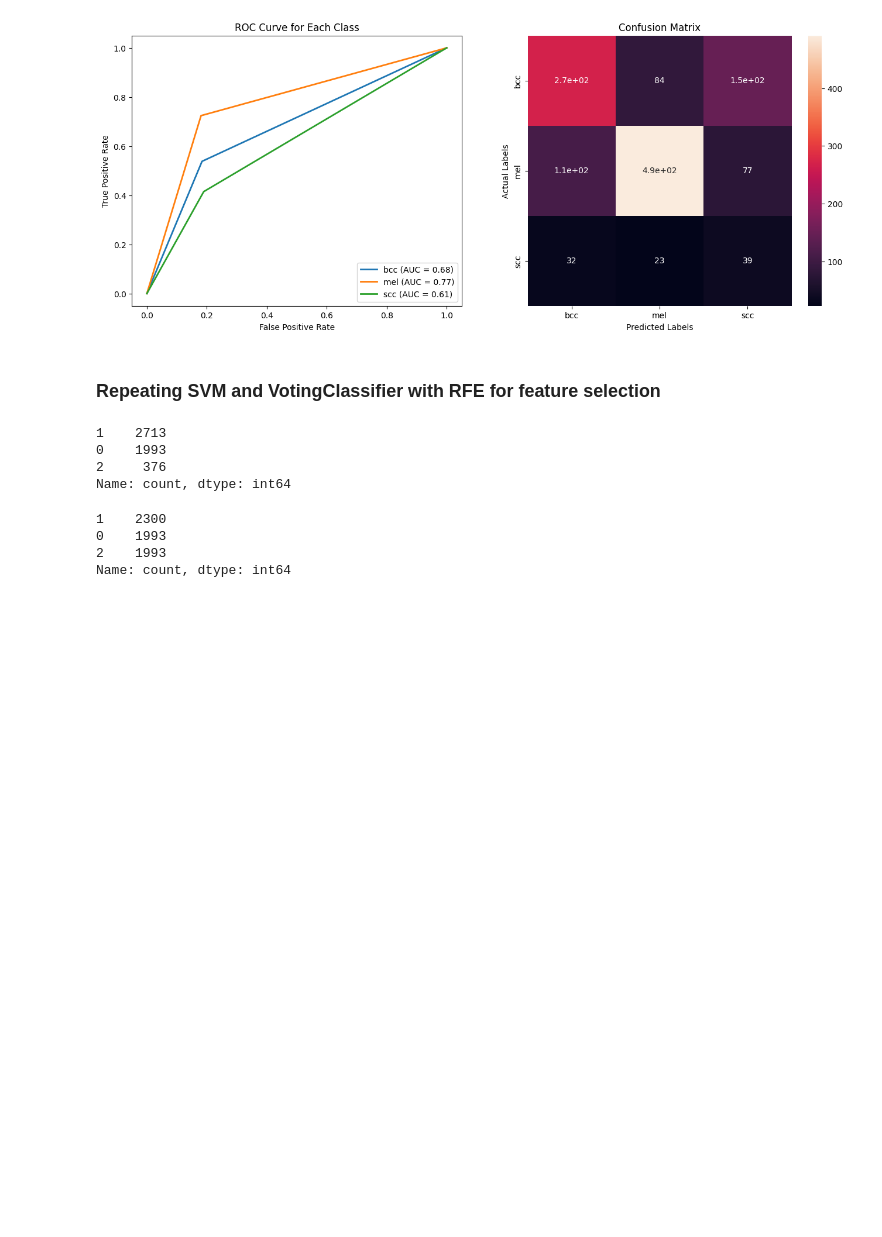
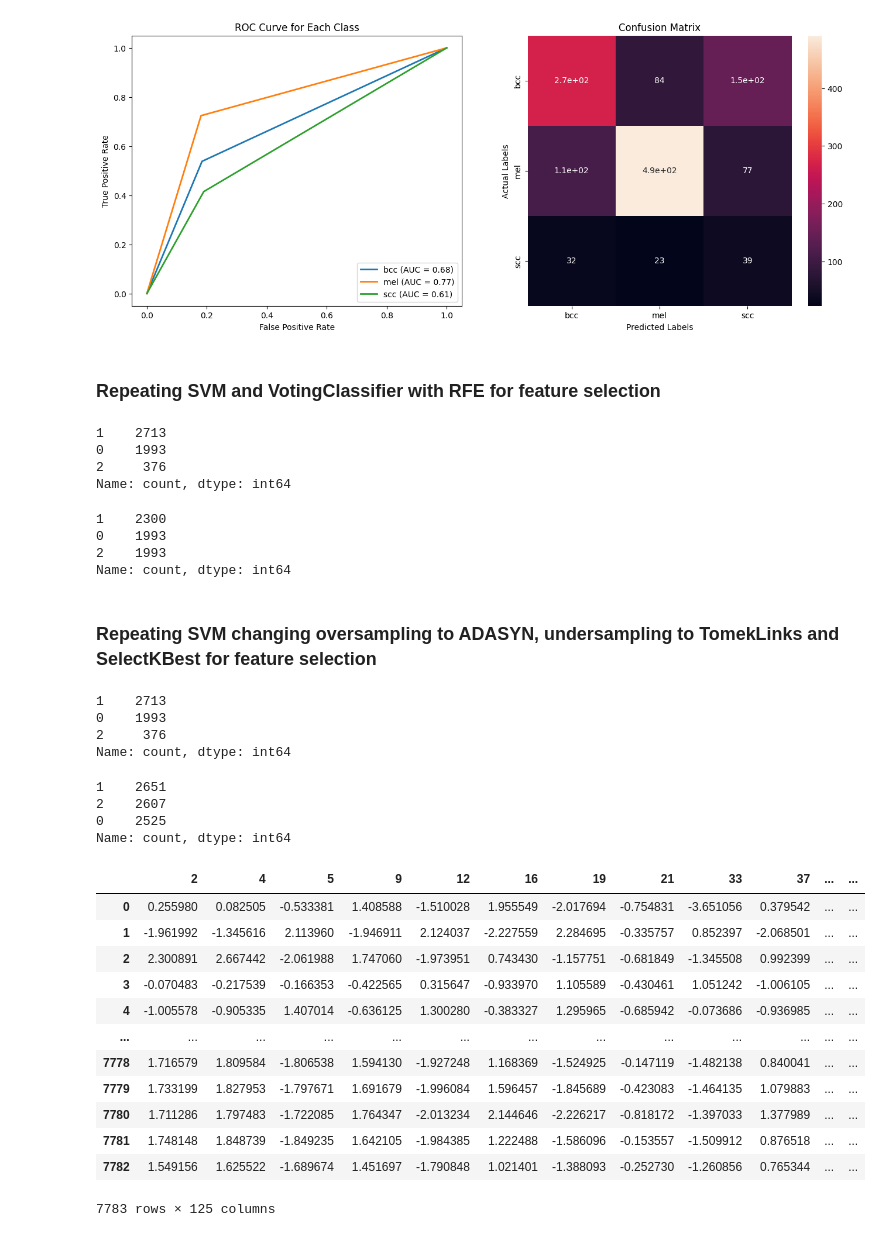
Before and after one commit to lui-alvarez/Melanoma-classification-using-machine-learning, a Jupyter notebook: notebooks/challenge2_multiclass.ipynb, the cells around one changed output. Cells and saved outputs as stored; diff of their text form; code cells hidden in the pictures; blank space fills up the shorter version.

Commit message:
new oversampling

```diff
--- a/notebooks/challenge2_multiclass.ipynb
+++ b/notebooks/challenge2_multiclass.ipynb
@@ -1013,3 +1015,78 @@ voting_clf.fit(X_train_normalized, y_train_encoded)
 y_pred = voting_clf.predict(X_val_normalized)
 
 model_predict(y_pred, y_val_encoded)
+# %% [markdown]
+### Repeating SVM changing oversampling to ADASYN, undersampling to TomekLinks and SelectKBest for feature selection
+# %%
+features_dir = r'../output/features/'
+experiment              = 2
+
+train_bcc_df = pd.read_csv(os.path.join(features_dir,f'{experiment}_bcc_train_features.csv'),  header = None)
+val_bcc_df = pd.read_csv(os.path.join(features_dir, f'{experiment}_bcc_val_features.csv'),  header = None)
+
+train_mel_df = pd.read_csv(os.path.join(features_dir,f'{experiment}_mel_train_features.csv'),  header = None)
+val_mel_df = pd.read_csv(os.path.join(features_dir, f'{experiment}_mel_val_features.csv'),  header = None)
+
+train_scc_df = pd.read_csv(os.path.join(features_dir,f'{experiment}_scc_train_features.csv'),  header = None)
+val_scc_df = pd.read_csv(os.path.join(features_dir, f'{experiment}_scc_val_features.csv'),  header = None)
+
+# Concatenate the 'bcc', 'mel' and 'scc' dataframes
+train_features = pd.concat([train_bcc_df, train_mel_df, train_scc_df], ignore_index=True)
+val_features = pd.concat([val_bcc_df, val_mel_df, val_scc_df], ignore_index=True)
+
+# Shuffle the dataset
+train_features = train_features.sample(frac=1, random_state=42)
+val_features = val_features.sample(frac=1, random_state=42)
+
+X_train = train_features.iloc[:,:-1]
+y_train = train_features.iloc[:,-1]
+
+X_val = val_features.iloc[:,:-1]
+y_val = val_features.iloc[:,-1]
+
+# Encoding the label column
+encoder = LabelEncoder()
+y_train_encoded = encoder.fit_transform(y_train)
+y_val_encoded = encoder.transform(y_val)
+print(pd.DataFrame(y_train_encoded).value_counts())
+# %% [output]
+1    2713
+0    1993
+2     376
+Name: count, dtype: int64
+# %%
+# OVERSAMPLING WITH ADASYN
+adasyn = ADASYN(sampling_strategy='not majority', random_state=0) # resample all classes but majority
+X_train, y_train_encoded = adasyn.fit_resample(X_train, y_train_encoded)
+# UNDERSAMPLING WITH TOMEK LINKS
+tomek = TomekLinks()
+X_train, y_train_encoded = tomek.fit_resample(X_train, y_train_encoded)
+# %%
+print(pd.DataFrame(y_train_encoded).value_counts())
+# %% [output]
+1    2651
+2    2607
+0    2525
+Name: count, dtype: int64
+# %%
+# Standardizing the training data (mean = 0, std = 1)
+scaler = StandardScaler()
+X_train_normalized = pd.DataFrame(scaler.fit_transform(X_train))
+X_val_normalized = pd.DataFrame(scaler.transform(X_val))
+# %%
+X_train_normalized, selected_feature_indices  = select_feature.select_bestk_features(X_train_normalized, y_train_encoded)
+X_train_normalized
+# %% [output]
+|  | 2 | 4 | 5 | 9 | 12 | 16 | 19 | 21 | 33 | 37 | ... | ... |
+| 0 | 0.255980 | 0.082505 | -0.533381 | 1.408588 | -1.510028 | 1.955549 | -2.017694 | -0.754831 | -3.651056 | 0.379542 | ... | ... |
+| 1 | -1.961992 | -1.345616 | 2.113960 | -1.946911 | 2.124037 | -2.227559 | 2.284695 | -0.335757 | 0.852397 | -2.068501 | ... | ... |
+| 2 | 2.300891 | 2.667442 | -2.061988 | 1.747060 | -1.973951 | 0.743430 | -1.157751 | -0.681849 | -1.345508 | 0.992399 | ... | ... |
+| 3 | -0.070483 | -0.217539 | -0.166353 | -0.422565 | 0.315647 | -0.933970 | 1.105589 | -0.430461 | 1.051242 | -1.006105 | ... | ... |
+| 4 | -1.005578 | -0.905335 | 1.407014 | -0.636125 | 1.300280 | -0.383327 | 1.295965 | -0.685942 | -0.073686 | -0.936985 | ... | ... |
+| ... | ... | ... | ... | ... | ... | ... | ... | ... | ... | ... | ... | ... |
+| 7778 | 1.716579 | 1.809584 | -1.806538 | 1.594130 | -1.927248 | 1.168369 | -1.524925 | -0.147119 | -1.482138 | 0.840041 | ... | ... |
+| 7779 | 1.733199 | 1.827953 | -1.797671 | 1.691679 | -1.996084 | 1.596457 | -1.845689 | -0.423083 | -1.464135 | 1.079883 | ... | ... |
+| 7780 | 1.711286 | 1.797483 | -1.722085 | 1.764347 | -2.013234 | 2.144646 | -2.226217 | -0.818172 | -1.397033 | 1.377989 | ... | ... |
+| 7781 | 1.748148 | 1.848739 | -1.849235 | 1.642105 | -1.984385 | 1.222488 | -1.586096 | -0.153557 | -1.509912 | 0.876518 | ... | ... |
+| 7782 | 1.549156 | 1.625522 | -1.689674 | 1.451697 | -1.790848 | 1.021401 | -1.388093 | -0.252730 | -1.260856 | 0.765344 | ... | ... |
+7783 rows × 125 columns
```
Also changed, not shown: parts of 4 cells of this notebook.
